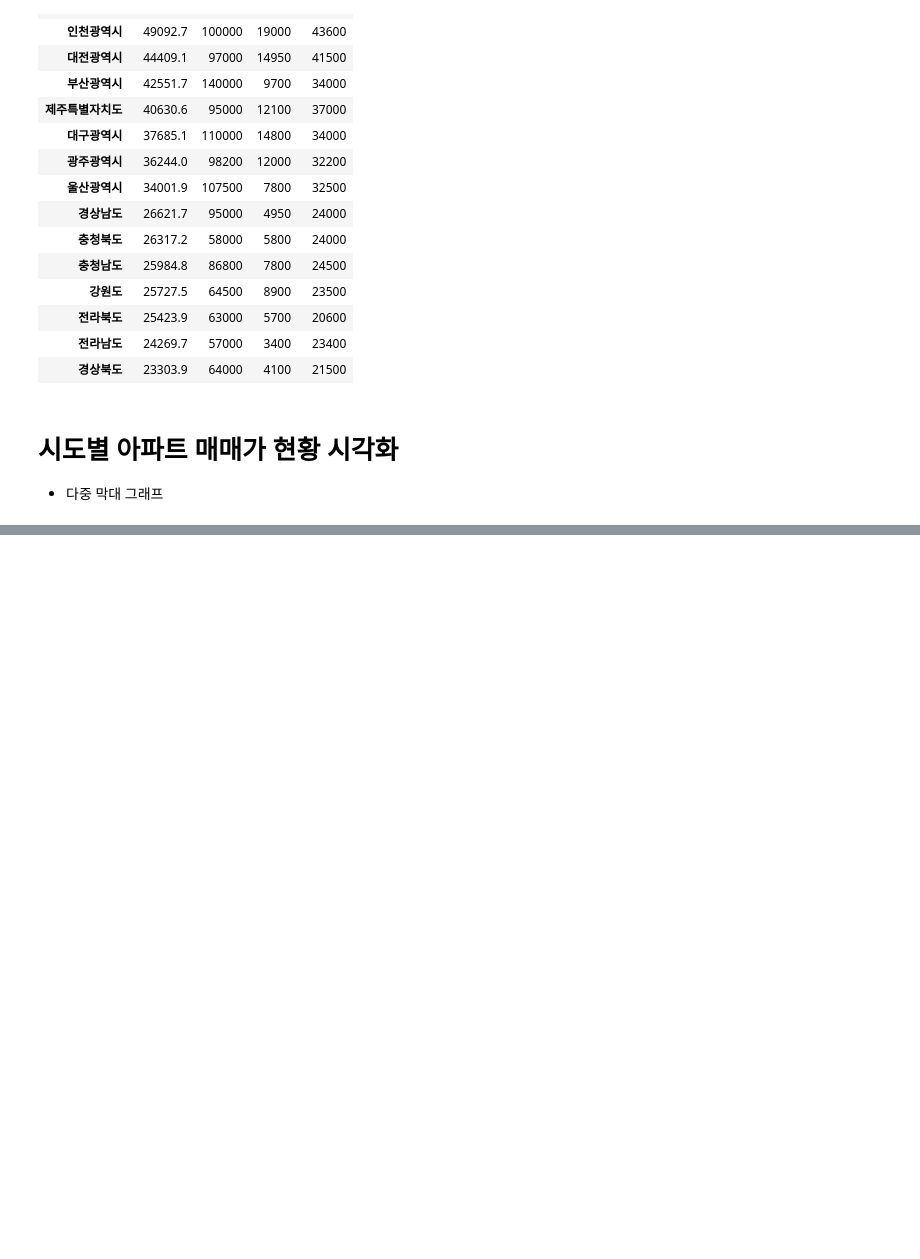
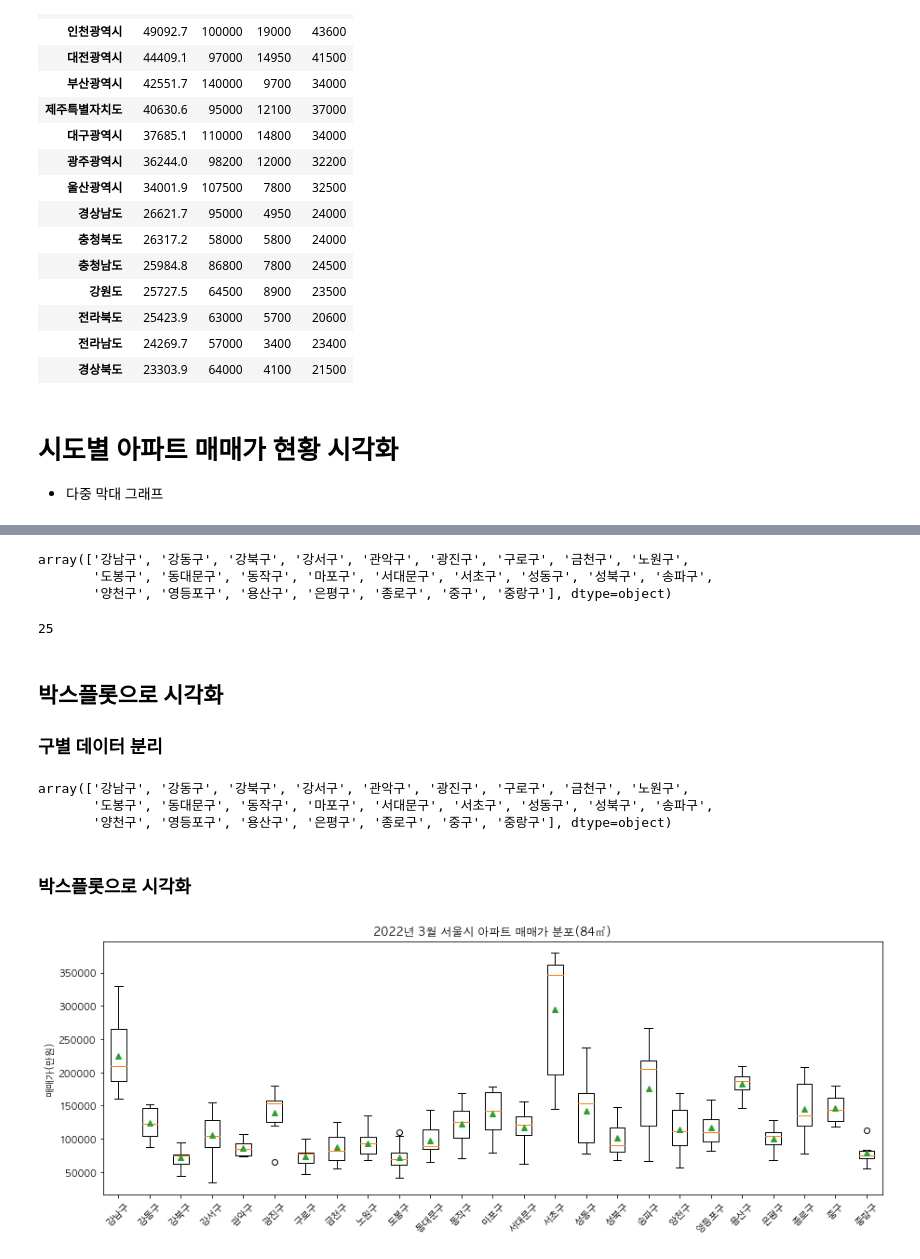
Before and after one commit to limetree-indigo/python-visualization, a Jupyter notebook: 13 아파트 실거래가 시각화/13 아파트 실거래가 데이터 수집.ipynb, the cells around one changed output, grey strips where cells are left out. Saved outputs shown, nothing was run; the diff lists cells and outputs as text; code cells hidden in the pictures; blank space fills up the shorter version.

```diff
--- a/13 아파트 실거래가 시각화/13 아파트 실거래가 데이터 수집.ipynb
+++ b/13 아파트 실거래가 시각화/13 아파트 실거래가 데이터 수집.ipynb
@@ -290,0 +294,3 @@ plt.show()
+# %%
+df_84_seoul = df_84[df_84['시도']=='서울특별시'].copy()
+df_84_seoul
@@ -290,0 +313,3 @@ plt.show()
+# %%
+df_84_seoul['구']=df_84_seoul['시군구'].str.split().str[1]
+df_84_seoul
@@ -290,0 +330,35 @@ plt.show()
+# %%
+df_84_seoul['구'].unique()
+# %% [output]
+array(['강남구', '강동구', '강북구', '강서구', '관악구', '광진구', '구로구', '금천구', '노원구',
+       '도봉구', '동대문구', '동작구', '마포구', '서대문구', '서초구', '성동구', '성북구', '송파구',
+       '양천구', '영등포구', '용산구', '은평구', '종로구', '중구', '중랑구'], dtype=object)
+# %%
+df_84_seoul['구'].nunique()
+# %% [output]
+25
+# %% [markdown]
+## 박스플롯으로 시각화
+### 구별 데이터 분리
+# %%
+# 구이름
+seoul_gu = df_84_seoul['구'].unique()
+seoul_gu
+# %% [output]
+array(['강남구', '강동구', '강북구', '강서구', '관악구', '광진구', '구로구', '금천구', '노원구',
+       '도봉구', '동대문구', '동작구', '마포구', '서대문구', '서초구', '성동구', '성북구', '송파구',
+       '양천구', '영등포구', '용산구', '은평구', '종로구', '중구', '중랑구'], dtype=object)
+# %%
+df_seoul_gu = []
+for i in seoul_gu:
+    df_seoul_gu.append(df_84_seoul.groupby('구')['거래금액(만원)'].get_group(i))
+# %% [markdown]
+### 박스플롯으로 시각화
+# %%
+plt.boxplot(df_seoul_gu, labels=seoul_gu, showmeans=True)
+plt.xticks(rotation=45)
+plt.ylabel('매매가(만원)')
+plt.title('2022년 3월 서울시 아파트 매매가 분포(84㎡)')
+plt.show()
+# %% [output]
+[figure, added]
```
Also changed, not shown: parts of 5 cells of this notebook.
